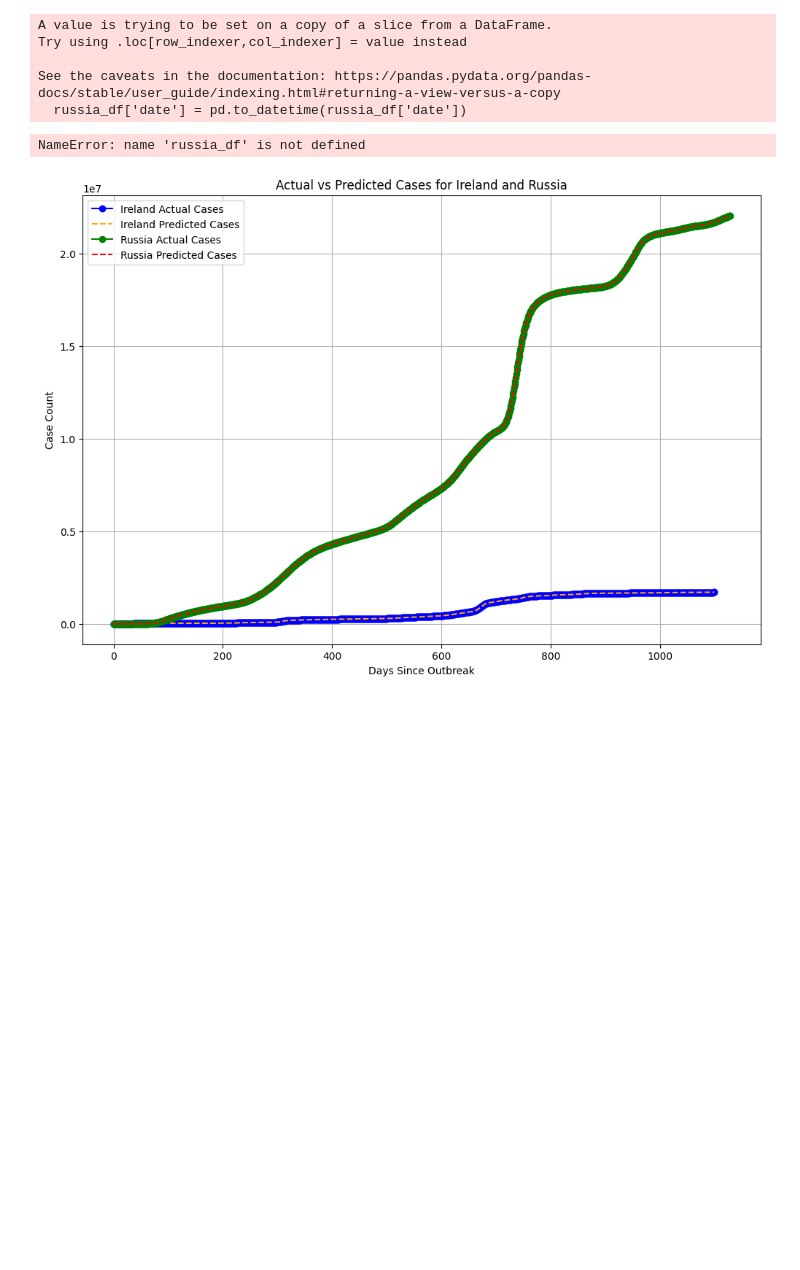
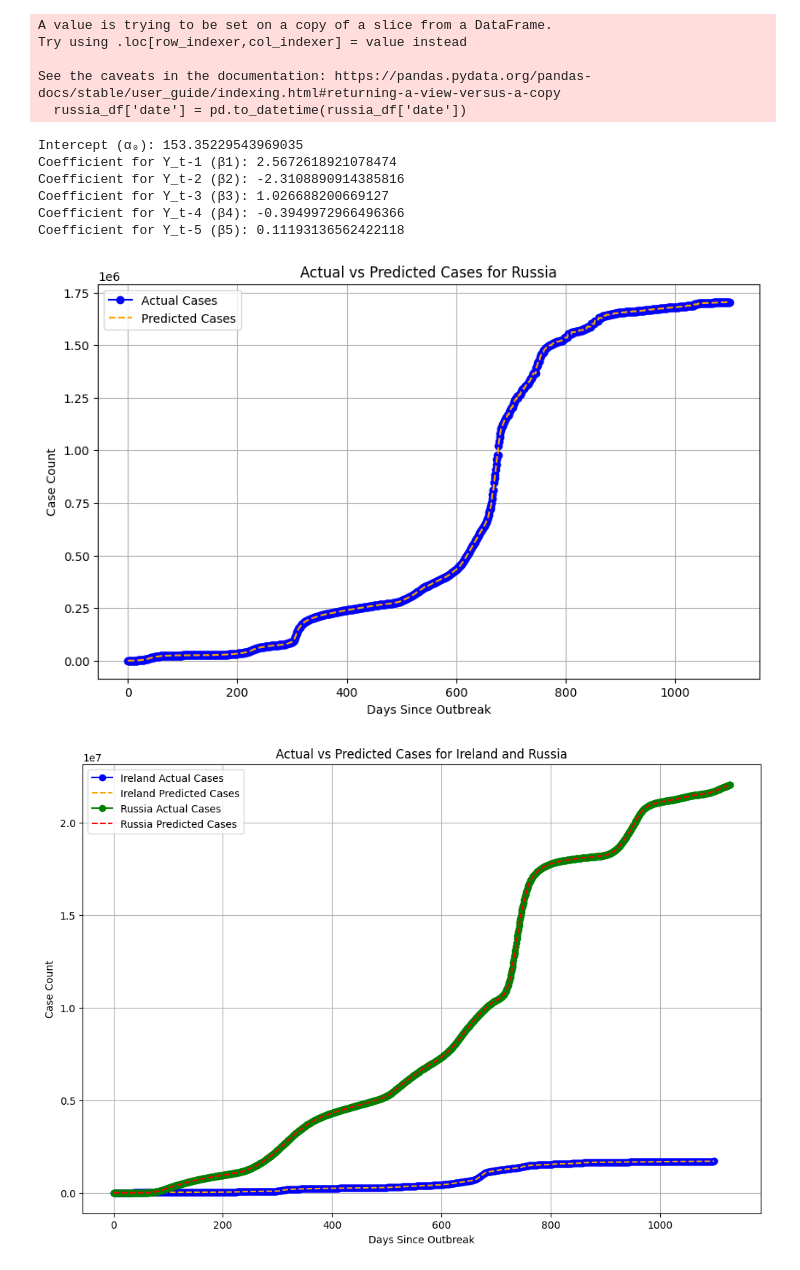
Before and after one commit to jferri3/ds4ph-hw8-team2, a Jupyter notebook: hw8.ipynb, the cells around one changed output. Cells and saved outputs as stored; diff of their text form; code cells hidden in the pictures; blank space fills up the shorter version.

```diff
--- a/hw8.ipynb
+++ b/hw8.ipynb
@@ -209,34 +209,40 @@ See the caveats in the documentation: https://pandas.pydata.org/pandas-docs/stab
 # %%
 # Define the predictor variables (lags) and the target variable (current cases)
 X = russia_df[[f'lag_{lag}' for lag in range(1, 6)]]
 y = russia_df['cases']
 
 # Fit the linear regression model
 model = LinearRegression()
 model.fit(X, y)
 
 # Get the coefficients and intercept
 intercept = model.intercept_
 coefficients = model.coef_
 
 # Print the results
 print("Intercept (α₀):", intercept)
 for i, coef in enumerate(coefficients, start=1):
     print(f"Coefficient for Y_t-{i} (β{i}):", coef)
 # visualize with matplotlib
 import matplotlib.pyplot as plt
 
 plt.figure(figsize=(10, 6))
 plt.plot(ireland_df['cases'], label='Actual Cases', color='blue', marker='o')
-plt.plot(ireland_df['predicted_cases'], label='Predicted Cases', color='orange', linestyle='--')
+plt.plot(ireland_df['cases'], label='Predicted Cases', color='orange', linestyle='--')
 plt.xlabel('Days Since Outbreak')
 plt.ylabel('Case Count')
 plt.title('Actual vs Predicted Cases for Russia')
 plt.legend()
 plt.grid(True)
 plt.show()
 # %% [output]
-NameError: name 'russia_df' is not defined
+Intercept (α₀): 153.35229543969035
+Coefficient for Y_t-1 (β1): 2.5672618921078474
+Coefficient for Y_t-2 (β2): -2.3108890914385816
+Coefficient for Y_t-3 (β3): 1.026688200669127
+Coefficient for Y_t-4 (β4): -0.3949972966496366
+Coefficient for Y_t-5 (β5): 0.11193136562422118
+[figure, added]
 # %%
 # ireland and russia
 import matplotlib.pyplot as plt
```
Also changed, not shown: parts of 1 cell of this notebook.
